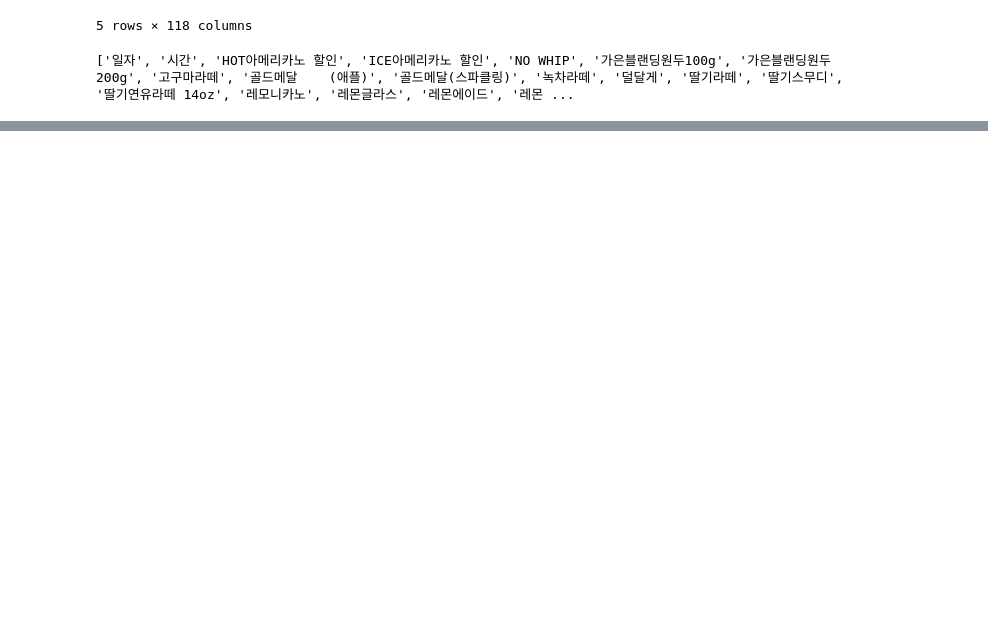
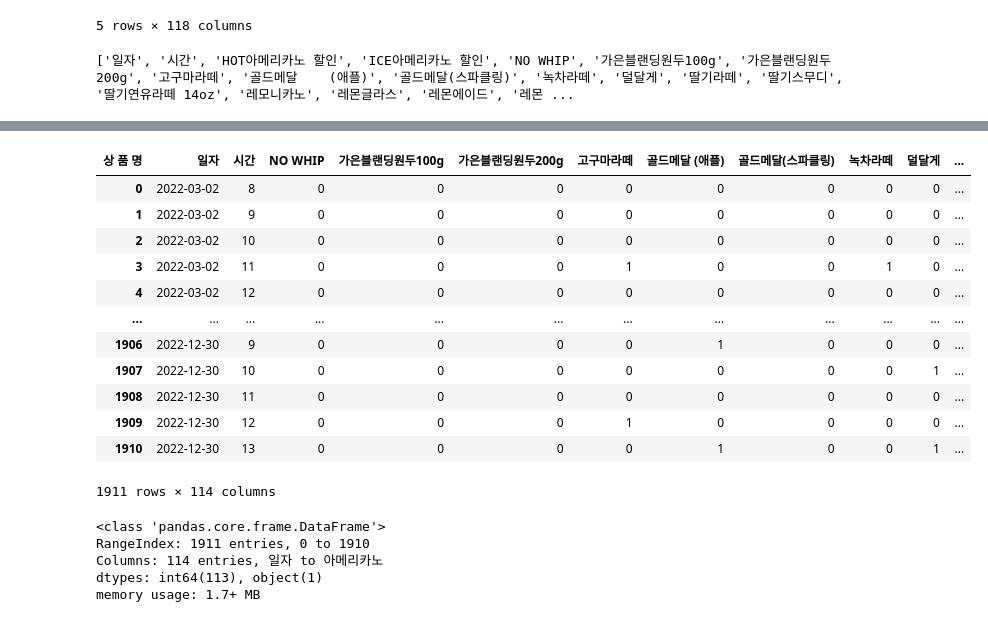
Before and after one commit to sohds/P4DS_gaeun_allocation, a Jupyter notebook: dataprep/merge_menu_sum.ipynb, the cells around one changed output, grey strips where cells are left out. Saved outputs shown, nothing was run; the diff lists cells and outputs as text; code cells hidden in the pictures; blank space fills up the shorter version.

```diff
--- a/dataprep/merge_menu_sum.ipynb
+++ b/dataprep/merge_menu_sum.ipynb
@@ -1,7 +1,7 @@
 # %%
 import pandas as pd
 
-df = pd.read_excel('merge_all.xlsx')
+df = pd.read_excel('merged_files.xlsx')
 # %%
 import datetime
 
@@ -69,3 +69,5 @@ print(list(sales_cleaned_pattern.columns))
 ['일자', '시간', 'HOT아메리카노 할인', 'ICE아메리카노 할인', 'NO WHIP', '가은블랜딩원두100g', '가은블랜딩원두200g', '고구마라떼', '골드메달    (애플)', '골드메달(스파클링)', '녹차라떼', '덜달게', '딸기라떼', '딸기스무디', '딸기연유라떼 14oz', '레모니카노', '레몬글라스', '레몬에이드', '레몬 ...
 # %%
 sales_cleaned_pattern.to_excel("check.xlsx", index=False)
+# %%
+sales_cleaned_pattern['아이스아메리카노_sum'] = sales_cleaned_pattern['아이스아메리카노'] + sales_cleaned_pattern['ICE아메리카노 할인'] + sales_cleaned_pattern['행사) 아이스아메리카노']
@@ -71,0 +91,18 @@ sales_cleaned_pattern.to_excel("check.xlsx", index=False)
+# %%
+# 기존 6개(3개+3개)의 column 삭제
+sales_cleaned_pattern = sales_cleaned_pattern.drop(['아이스아메리카노', 'ICE아메리카노 할인', '행사) 아이스아메리카노', '아메리카노', 'HOT아메리카노 할인', '행사) 아메리카노'], axis=1)
+sales_cleaned_pattern
+# %% [output]
+| 상 품 명 | 일자 | 시간 | NO WHIP | 가은블랜딩원두100g | 가은블랜딩원두200g | 고구마라떼 | 골드메달 (애플) | 골드메달(스파클링) | 녹차라떼 | 덜달게 | ... |
+| 0 | 2022-03-02 | 8 | 0 | 0 | 0 | 0 | 0 | 0 | 0 | 0 | ... |
+| 1 | 2022-03-02 | 9 | 0 | 0 | 0 | 0 | 0 | 0 | 0 | 0 | ... |
+| 2 | 2022-03-02 | 10 | 0 | 0 | 0 | 0 | 0 | 0 | 0 | 0 | ... |
+| 3 | 2022-03-02 | 11 | 0 | 0 | 0 | 1 | 0 | 0 | 1 | 0 | ... |
+| 4 | 2022-03-02 | 12 | 0 | 0 | 0 | 0 | 0 | 0 | 0 | 0 | ... |
+| ... | ... | ... | ... | ... | ... | ... | ... | ... | ... | ... | ... |
+| 1906 | 2022-12-30 | 9 | 0 | 0 | 0 | 0 | 1 | 0 | 0 | 0 | ... |
+| 1907 | 2022-12-30 | 10 | 0 | 0 | 0 | 0 | 0 | 0 | 0 | 1 | ... |
+| 1908 | 2022-12-30 | 11 | 0 | 0 | 0 | 0 | 0 | 0 | 0 | 0 | ... |
+| 1909 | 2022-12-30 | 12 | 0 | 0 | 0 | 1 | 0 | 0 | 0 | 0 | ... |
+| 1910 | 2022-12-30 | 13 | 0 | 0 | 0 | 0 | 1 | 0 | 0 | 1 | ... |
+1911 rows × 114 columns
@@ -71,0 +113,8 @@ sales_cleaned_pattern.to_excel("check.xlsx", index=False)
+# %%
+sales_cleaned_pattern.info()   # 데이터 확인
+# %% [output]
+<class 'pandas.core.frame.DataFrame'>
+RangeIndex: 1911 entries, 0 to 1910
+Columns: 114 entries, 일자 to 아메리카노
+dtypes: int64(113), object(1)
+memory usage: 1.7+ MB
```
Also changed, not shown: parts of 6 cells of this notebook, 1 other file.
